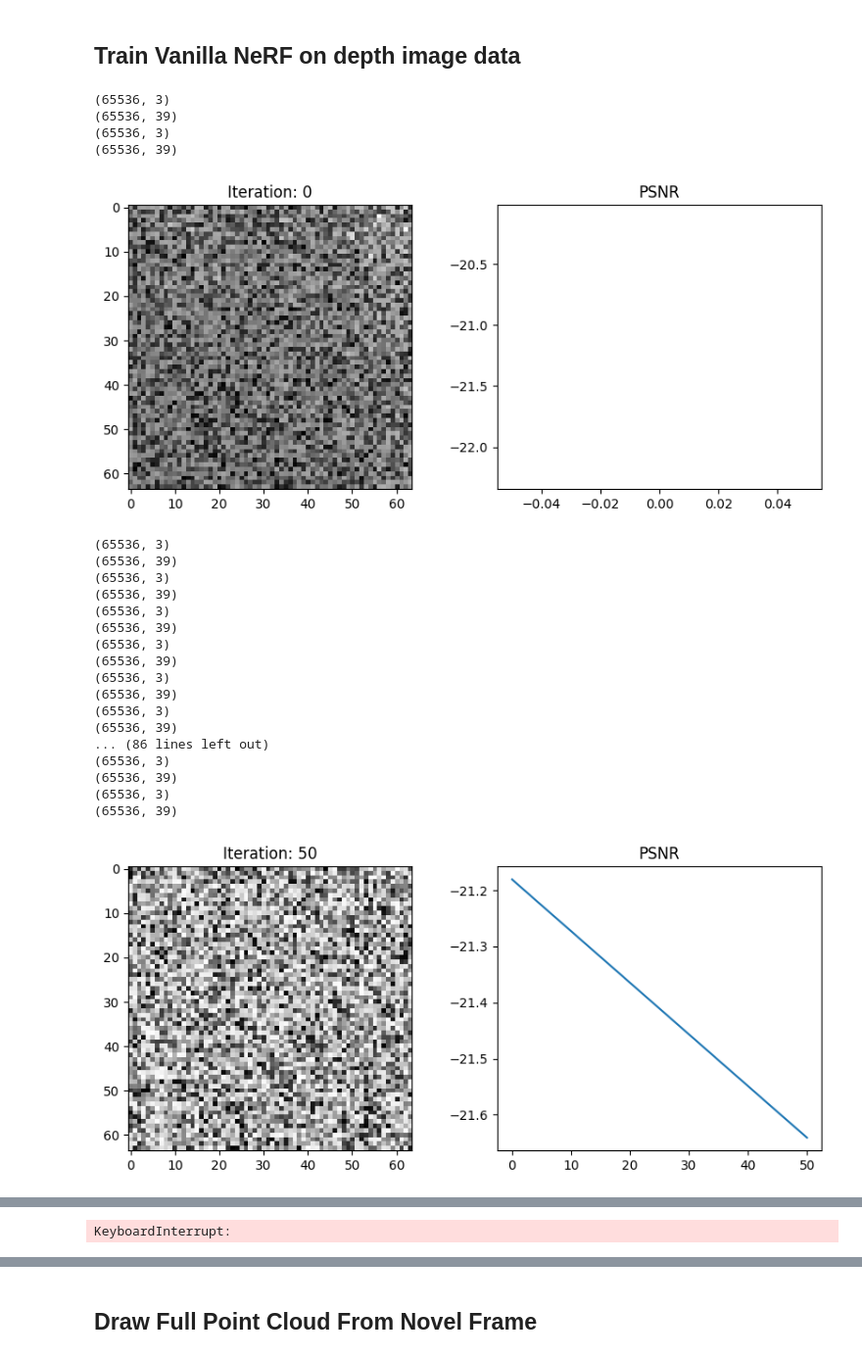
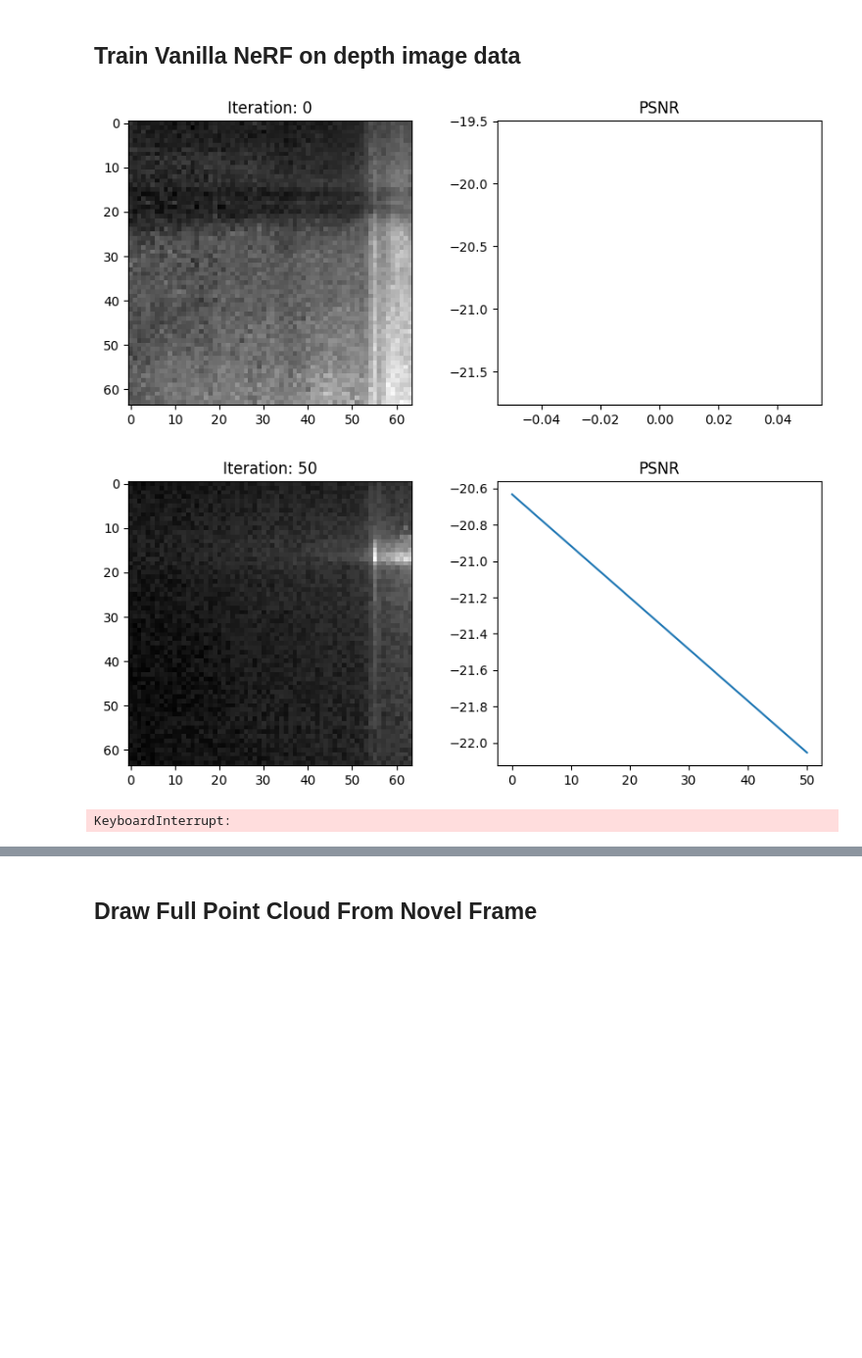
Before and after one commit to mcdermatt/ASAR, a Jupyter notebook: v3/nerf/ray_drop.ipynb, the cells around one changed output, grey strips where cells are left out. Shown: that part at 98% size. Cells and saved outputs as stored; diff of their text form; code cells hidden in the pictures; blank space fills up the shorter version.

Commit message:
more work on converting pinhole projection to cropped sphercial

```diff
--- a/v3/nerf/ray_drop.ipynb
+++ b/v3/nerf/ray_drop.ipynb
@@ -232,10 +232,33 @@ def init_model(D=8, W=256): #8,256
 
 def get_rays(H, W, focal, c2w):
     i, j = tf.meshgrid(tf.range(W, dtype=tf.float32), tf.range(H, dtype=tf.float32), indexing='xy')
-    dirs = tf.stack([(i-W*.5)/focal, -(j-H*.5)/focal, -tf.ones_like(i)], -1)
-#     print("dirs:", np.shape(dirs))
+    #pinhold camera projection model (TinyNeRF)~~~~~~~~~~~~~~~~~~~~~~~~~~~~~~~~~
+#     dirs = tf.stack([(i-W*.5)/focal, -(j-H*.5)/focal, -tf.ones_like(i)], -1)
+
+    #spherical projection model (ours)~~~~~~~~~~~~~~~~~~~~~~~~~~~~~~~~~~~~~~~~~~
+    phimin = -0.53529248 #rad
+    phimax = 0.18622663 #rad
+    vert_fov = np.rad2deg(phimax-phimin)
+    # #"square" lidar image
+#     dirs = tf.stack([-tf.ones_like(i), (j-(W*.5))/focal, np.pi/2-(i-(H*.5))/focal], -1)
+    # non-horizon centered lidar image
+#     dirs = tf.stack([-tf.ones_like(i), -(j-(W*.5))/focal, -(i-(H*.5))/focal - np.rad2deg(phimax-phimin)/2], -1)
+#     dirs = tf.stack([-tf.ones_like(i), (j-(W*.5))/focal, -(i-(H*.5))/focal + np.rad2deg(phimax-phimin)/2], -1) #test
+    dirs = tf.stack([-tf.ones_like(i), (j-(W*.5))/focal, -(i-(H*.5))/focal + np.rad2deg(phimax-phimin)/2], -1) #test
+    dirs = tf.reshape(dirs,[-1,3])
+    dirs = LC.s2c(LC, dirs)
+    #need to rotate red points into same frame as blue points
+    rotm = R.from_euler('xyz', [0,np.pi/2,0]).as_matrix() #square
+#     rotm = R.from_euler('xyz', [0,np.rad2deg(phimax-phimin)/2,0]).as_matrix() #non-horizon centered lidar image v1
+#     rotm = R.from_euler('xyz', [0,-np.rad2deg(phimax-phimin)/2,0]).as_matrix() #non-horizon centered lidar image v2
+    dirs = dirs @ rotm
+    dirs = tf.reshape(dirs, [64,64,3])
+#     dirs = dirs @ tf.transpose(c2w[:3,:3]) #comment this out?
+    #~~~~~~~~~~~~~~~~~~~~~~~~~~~~~~~~~~~~~~~~~~~~~~~~~~~~~~~~~~~~~~~~~~~~~~~~~~~~~~
+
+#     print('dirs', np.shape(dirs))
+
     rays_d = tf.reduce_sum(dirs[..., np.newaxis, :] * c2w[:3,:3], -1)
-#     print(rays_d)
     rays_o = tf.broadcast_to(c2w[:3,-1], tf.shape(rays_d))
     return rays_o, rays_d
 
@@ -254,9 +277,9 @@ def render_rays(network_fn, rays_o, rays_d, near, far, N_samples, rand=True):
 
     # Run network
     pts_flat = tf.reshape(pts, [-1,3])
-    print(np.shape(pts_flat.numpy()))
+#     print(np.shape(pts_flat.numpy()))
     pts_flat = embed_fn(pts_flat)
-    print(np.shape(pts_flat.numpy()))
+#     print(np.shape(pts_flat.numpy()))
     raw = batchify(network_fn)(pts_flat)
 #     raw = tf.reshape(raw, list(pts.shape[:-1]) + [4])
 #     raw = tf.reshape(raw, list(pts.shape[:-1]) + [2]) #two channel (old)
@@ -289,7 +312,7 @@ model = init_model()
 optimizer = tf.keras.optimizers.Adam(5e-4) #default tiny-NeRF
 # optimizer = tf.keras.optimizers.Adam(5e-5)
 
-N_samples = 16 #64 #decrease as needed for VRAM
+N_samples = 256 #64 #decrease as needed for VRAM
 N_iters = 50_000
 psnrs = []
 iternums = []
@@ -307,6 +330,7 @@ for i in range(N_iters+1):
     with tf.GradientTape() as tape:
         #just calculate loss via comparing depth output vs target (should also be depth!)
         depth, acc = render_rays(model, rays_o, rays_d, near=1., far=64., N_samples=N_samples, rand=True)
+#         print(np.shape(depth))
         depth = depth[:,:,None]
 
 #         print(tf.shape(rays_o), tf.shape(rays_d))
@@ -345,53 +369,33 @@ for i in range(N_iters+1):
         lam1 = 100
         loss = L_dist + lam1*L_reg
 
         #~~~~~~~~~~~~~~~~~~~~~~~~~~~~~~~~~~~~~~~~~~~~~~~~~~~~~~~~~~~~~~~~~~
 
     gradients = tape.gradient(loss, model.trainable_variables)
     optimizer.apply_gradients(zip(gradients, model.trainable_variables))
 
     if i%i_plot==0:
         t = time.time()
         sampl = int(np.random.uniform(low=0, high=len(testpose)-1))
         # Render the holdout view for logging
         rays_o, rays_d = get_rays(H, W, focal, testpose) #constant validation image
 #         rays_o, rays_d = get_rays(H, W, focal, testpose[sampl]) #90/10 split
         depth, acc = render_rays(model, rays_o, rays_d, near=1., far=64., N_samples=N_samples)
         loss = tf.reduce_mean(tf.square(depth[:,:,None] - testimg))
         psnr = -10. * tf.math.log(loss) / tf.math.log(10.)
         psnrs.append(psnr.numpy())
         iternums.append(i)
         p.figure(figsize=(10,4))
         p.subplot(121)
         p.imshow(depth,cmap = "gray", norm='log')
 #         p.set_aspect(2) #test
         p.title(f'Iteration: {i}')
         p.subplot(122)
         p.plot(iternums, psnrs)
         p.title('PSNR')
         p.show()
 print('Done')
 # %% [output]
+[figure, new version]
+[figure, new version]
-(65536, 3)
-(65536, 39)
-(65536, 3)
-(65536, 39)
+KeyboardInterrupt:
-[figure, old version]
-(65536, 3)
-(65536, 39)
-(65536, 3)
-(65536, 39)
-(65536, 3)
-(65536, 39)
-(65536, 3)
-(65536, 39)
-(65536, 3)
-(65536, 39)
-(65536, 3)
-(65536, 39)
-... (86 lines left out)
-(65536, 3)
-(65536, 39)
-(65536, 3)
-(65536, 39)
-[figure, old version]
@@ -423 +401,0 @@ print('Done')
-KeyboardInterrupt:
```
Also changed, not shown: parts of 9 cells of this notebook.
